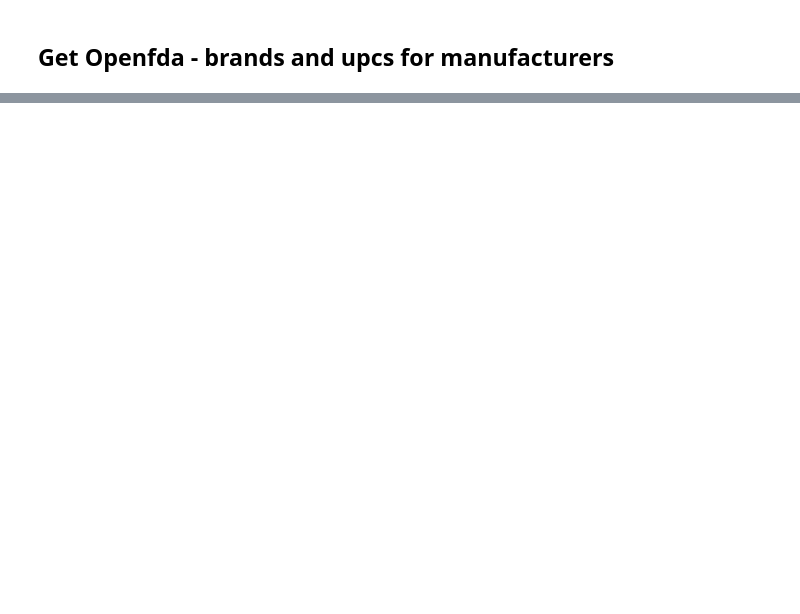
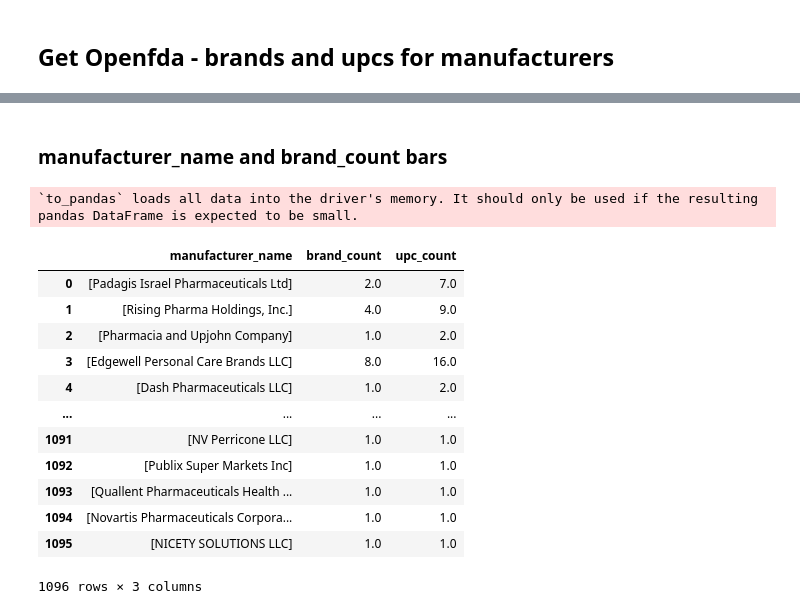
Before and after one commit to techsparksguru/data_ai_for_all, a Jupyter notebook: class9_apache_spark/projects/Project1-exercise.ipynb, the cells around one changed output, grey strips where cells are left out. Saved outputs shown, nothing was run; the diff lists cells and outputs as text; code cells hidden in the pictures; blank space fills up the shorter version.

```diff
--- a/class9_apache_spark/projects/Project1-exercise.ipynb
+++ b/class9_apache_spark/projects/Project1-exercise.ipynb
@@ -463,0 +574,20 @@ ps_df_group.head(5)
+# %% [markdown]
+### manufacturer_name and brand_count bars
+# %%
+ps_df_group_pandas = ps_df_group.to_pandas()
+ps_df_group_pandas
+# %% [output]
+`to_pandas` loads all data into the driver's memory. It should only be used if the resulting pandas DataFrame is expected to be small.
+|  | manufacturer_name | brand_count | upc_count |
+| 0 | [Padagis Israel Pharmaceuticals Ltd] | 2.0 | 7.0 |
+| 1 | [Rising Pharma Holdings, Inc.] | 4.0 | 9.0 |
+| 2 | [Pharmacia and Upjohn Company] | 1.0 | 2.0 |
+| 3 | [Edgewell Personal Care Brands LLC] | 8.0 | 16.0 |
+| 4 | [Dash Pharmaceuticals LLC] | 1.0 | 2.0 |
+| ... | ... | ... | ... |
+| 1091 | [NV Perricone LLC] | 1.0 | 1.0 |
+| 1092 | [Publix Super Markets Inc] | 1.0 | 1.0 |
+| 1093 | [Quallent Pharmaceuticals Health ... | 1.0 | 1.0 |
+| 1094 | [Novartis Pharmaceuticals Corpora... | 1.0 | 1.0 |
+| 1095 | [NICETY SOLUTIONS LLC] | 1.0 | 1.0 |
+1096 rows × 3 columns
```
Also changed, not shown: parts of 22 cells of this notebook, 4 other files.
